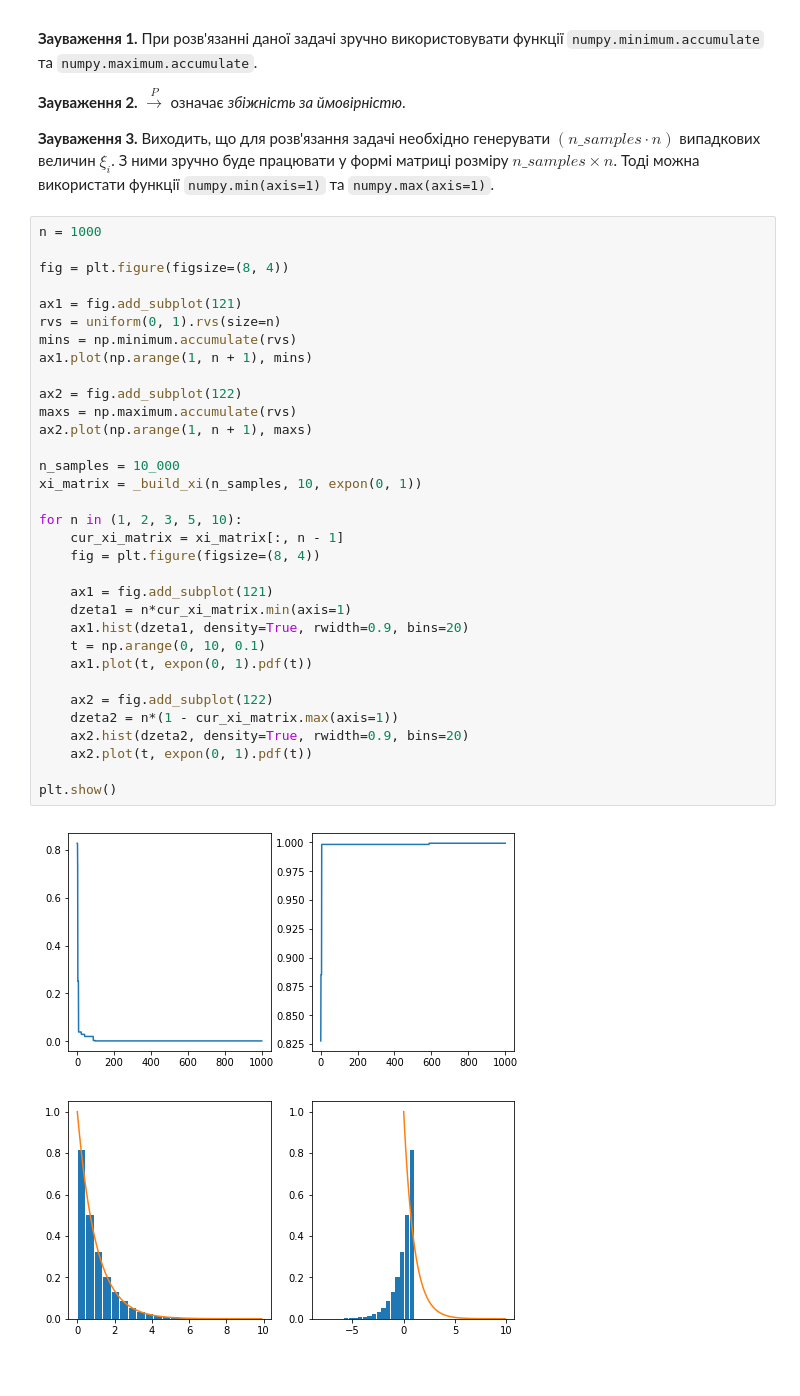
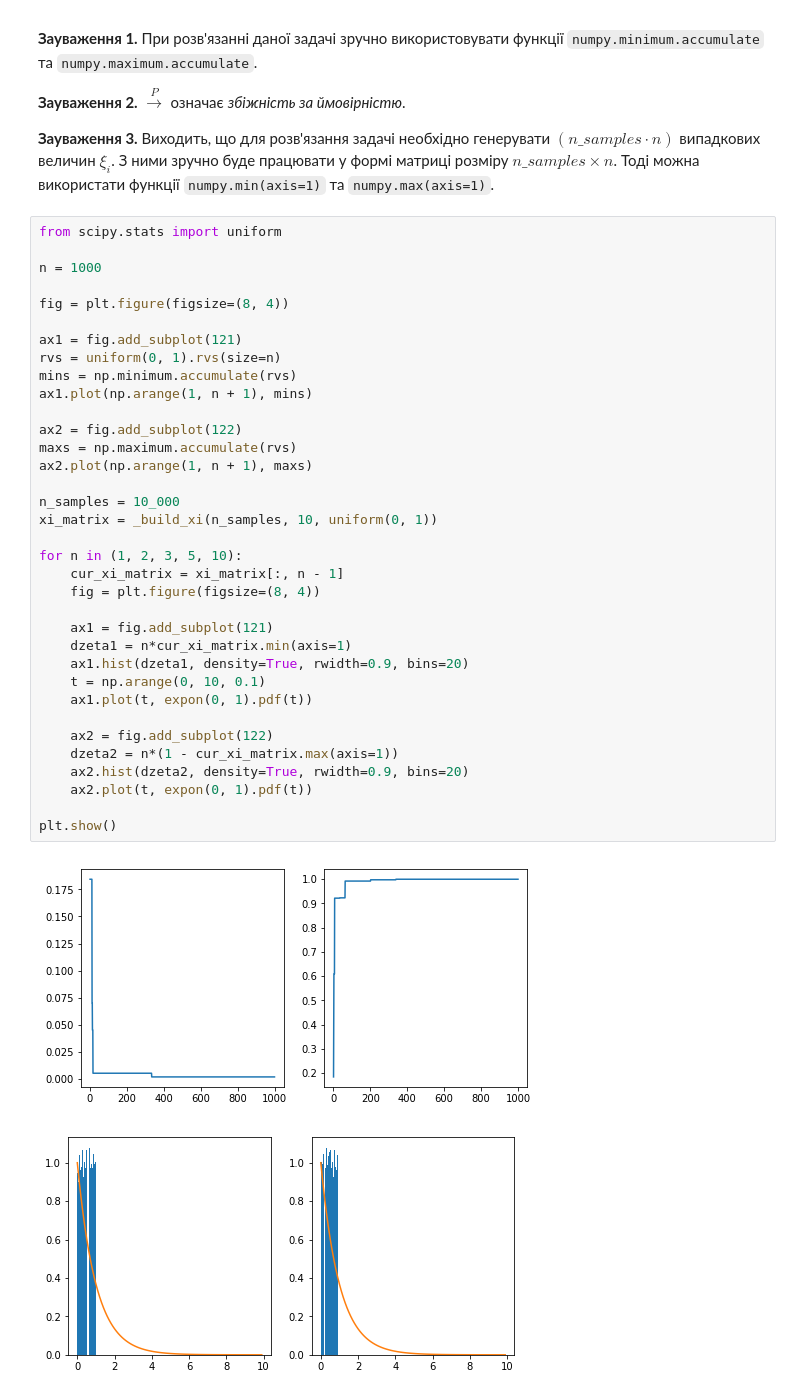
Before and after one commit to thestics/prob_labs, a Jupyter notebook: Лабораторне заняття 10/Домашня робота 10(Solved).ipynb, the cells around one changed output. Saved outputs shown, nothing was run; the diff lists cells and outputs as text.

```diff
--- a/Лабораторне заняття 10/Домашня робота 10(Solved).ipynb
+++ b/Лабораторне заняття 10/Домашня робота 10(Solved).ipynb
@@ -504,38 +504,40 @@ n \left( 1 - \xi_{(n:n)} \right) \xrightarrow{P} \zeta,
 З ними зручно буде працювати у формі матриці розміру $n\_samples \times n$.
 Тоді можна використати функції `numpy.min(axis=1)` та `numpy.max(axis=1)`.
 # %%
+from scipy.stats import uniform
+
 n = 1000
 
 fig = plt.figure(figsize=(8, 4))
 
 ax1 = fig.add_subplot(121)
 rvs = uniform(0, 1).rvs(size=n)
 mins = np.minimum.accumulate(rvs)
 ax1.plot(np.arange(1, n + 1), mins)
 
 ax2 = fig.add_subplot(122)
 maxs = np.maximum.accumulate(rvs)
 ax2.plot(np.arange(1, n + 1), maxs)
 
 n_samples = 10_000
-xi_matrix = _build_xi(n_samples, 10, expon(0, 1))
+xi_matrix = _build_xi(n_samples, 10, uniform(0, 1))
 
 for n in (1, 2, 3, 5, 10):
     cur_xi_matrix = xi_matrix[:, n - 1]
     fig = plt.figure(figsize=(8, 4))
 
     ax1 = fig.add_subplot(121)
     dzeta1 = n*cur_xi_matrix.min(axis=1)
     ax1.hist(dzeta1, density=True, rwidth=0.9, bins=20)
     t = np.arange(0, 10, 0.1)
     ax1.plot(t, expon(0, 1).pdf(t))
 
     ax2 = fig.add_subplot(122)
     dzeta2 = n*(1 - cur_xi_matrix.max(axis=1))
     ax2.hist(dzeta2, density=True, rwidth=0.9, bins=20)
     ax2.plot(t, expon(0, 1).pdf(t))
 
 plt.show()
 # %% [output]
-[figure, old version]
+[figure, new version]
-[figure, old version]
+[figure, new version]
```
Also changed, not shown: parts of 8 cells of this notebook, 1 other file.
